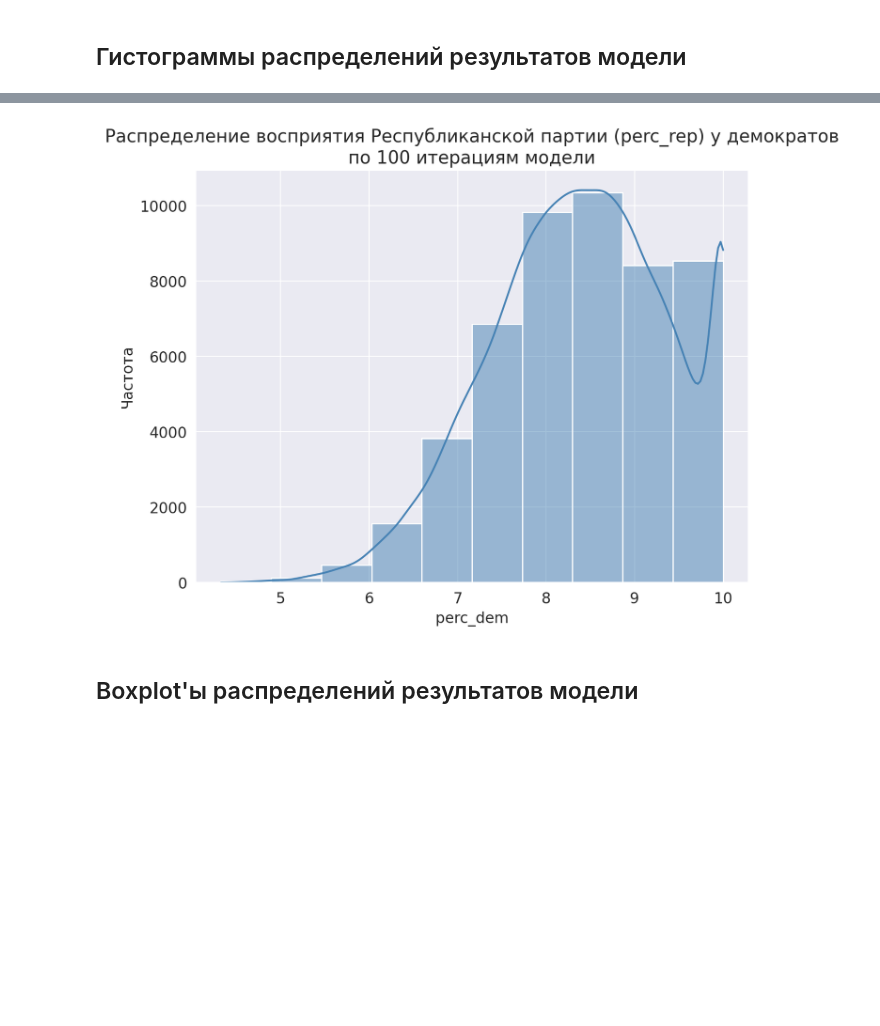
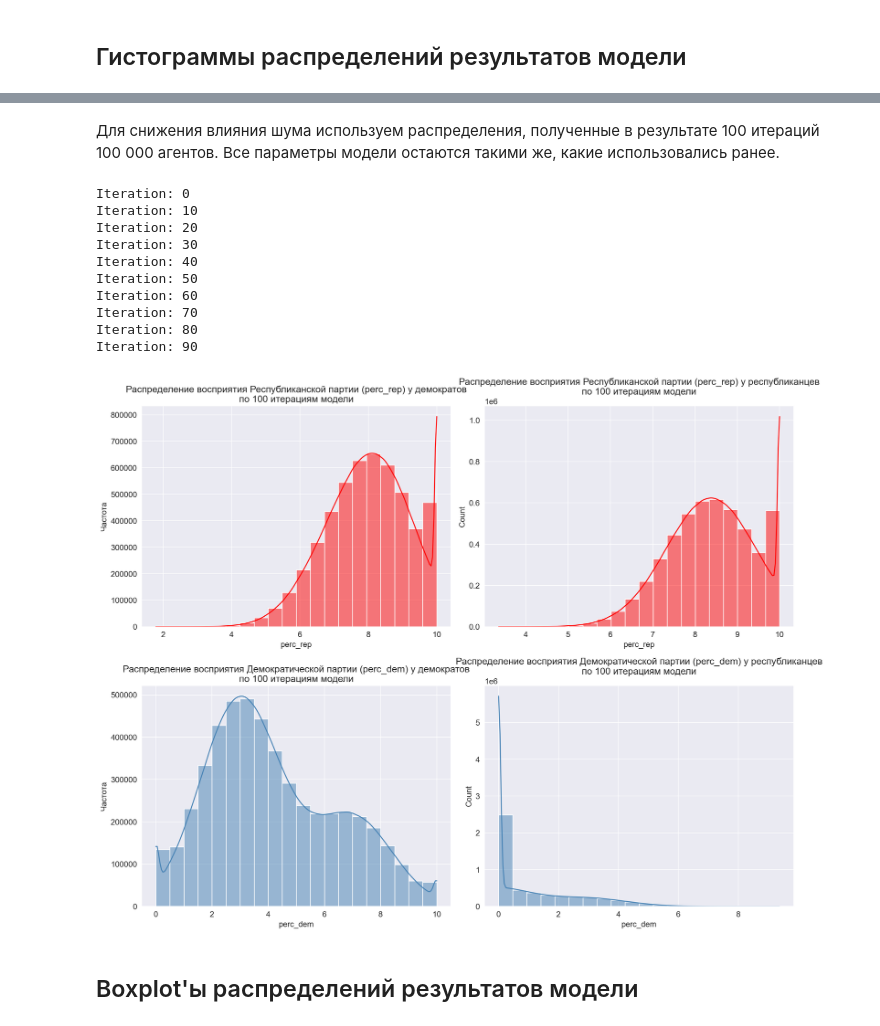
Before and after one commit to mrariv/model_polarization, a Jupyter notebook: model_results.ipynb, the cells around one changed output, grey strips where cells are left out. Drawn from its saved outputs; the diff is of its cells as text; code cells hidden in the pictures; blank space fills up the shorter version.

```diff
--- a/model_results.ipynb
+++ b/model_results.ipynb
@@ -315,13 +274,68 @@ Iteration: 90
-# %%
-plt.figure(figsize=(8, 6))
-sns.histplot(df[df['party'] == 1]['perc_rep'], bins=10, kde=True, color='steelblue')
-plt.title("Распределение восприятия Республиканской партии (perc_rep) у демократов\nпо 100 итерациям модели")
-plt.xlabel("perc_dem")
-plt.ylabel("Частота")
-plt.grid(True)
-plt.show()
-# %% [output]
-[figure, removed]
+# %% [markdown]
+Для снижения влияния шума используем распределения, полученные в результате 100 итераций 100 000 агентов. Все параметры модели остаются такими же, какие использовались ранее.
+# %%
+model = IdeologicalPolarizationModel(
+    n_agents=100000,
+    probability_logical_perception=0.7,
+    perception_std=1.0,
+    rep_pos=7,
+    dem_pos=3
+)
+
+n_iterations = 100
+
+all_data = []
+
+for i in range(n_iterations):
+    if i % 10 == 0:
+        print('Iteration:', i)
+    df = model.run_single_iteration()
+    df['iteration'] = i
+    all_data.append(df)
+
+combined_df = pd.concat(all_data)
+fig, axes = plt.subplots(2, 2, figsize=(15, 12))
+
+# 1. Democrats' perception of Republicans
+sns.histplot(data=combined_df[combined_df['party'] == 0],
+             x='perc_rep', bins=20, kde=True, color='red', ax=axes[0, 0])
+axes[0, 0].set_title("Распределение восприятия Республиканской партии (perc_rep) у демократов\nпо 100 итерациям модели")
+axes[0, 0].set_xlabel("perc_rep")
+axes[0, 0].set_ylabel("Частота")
+
+# 2. Republicans' perception of Republicans
+sns.histplot(data=combined_df[combined_df['party'] == 1],
+             x='perc_rep', bins=20, kde=True, color='red', ax=axes[0, 1])
+axes[0, 1].set_title("Распределение восприятия Республиканской партии (perc_rep) у республиканцев\nпо 100 итерациям модели")
+axes[0, 1].set_xlabel("perc_rep")
+
+# 3. Democrats' perception of Democrats
+sns.histplot(data=combined_df[combined_df['party'] == 0],
+             x='perc_dem', bins=20, kde=True, color='steelblue', ax=axes[1, 0])
+axes[1, 0].set_title("Распределение восприятия Демократической партии (perc_dem) у демократов\nпо 100 итерациям модели")
+axes[1, 0].set_xlabel("perc_dem")
+axes[1, 0].set_ylabel("Частота")
+
+# 4. Republicans' perception of Democrats
+sns.histplot(data=combined_df[combined_df['party'] == 1],
+             x='perc_dem', bins=20, kde=True, color='steelblue', ax=axes[1, 1])
+axes[1, 1].set_title("Распределение восприятия Демократической партии (perc_dem) у республиканцев\nпо 100 итерациям модели")
+axes[1, 1].set_xlabel("perc_dem")
+
+plt.tight_layout()
+plt.show()
+# %% [output]
+Iteration: 0
+Iteration: 10
+Iteration: 20
+Iteration: 30
+Iteration: 40
+Iteration: 50
+Iteration: 60
+Iteration: 70
+Iteration: 80
+Iteration: 90
+[figure, added]
 # %% [markdown]
 ## Boxplot'ы распределений результатов модели
 # %%
```
Also changed, not shown: parts of 7 cells of this notebook.
